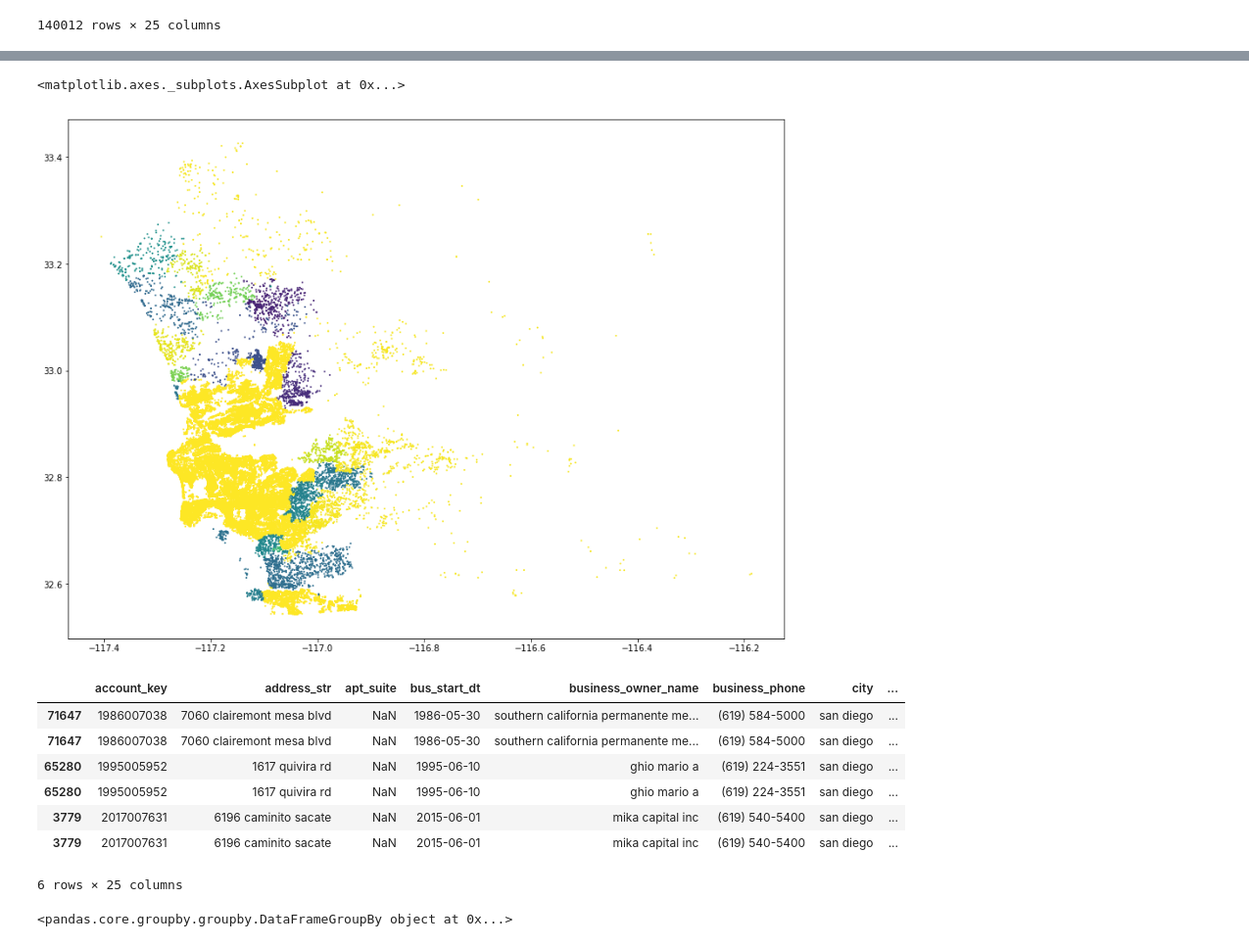
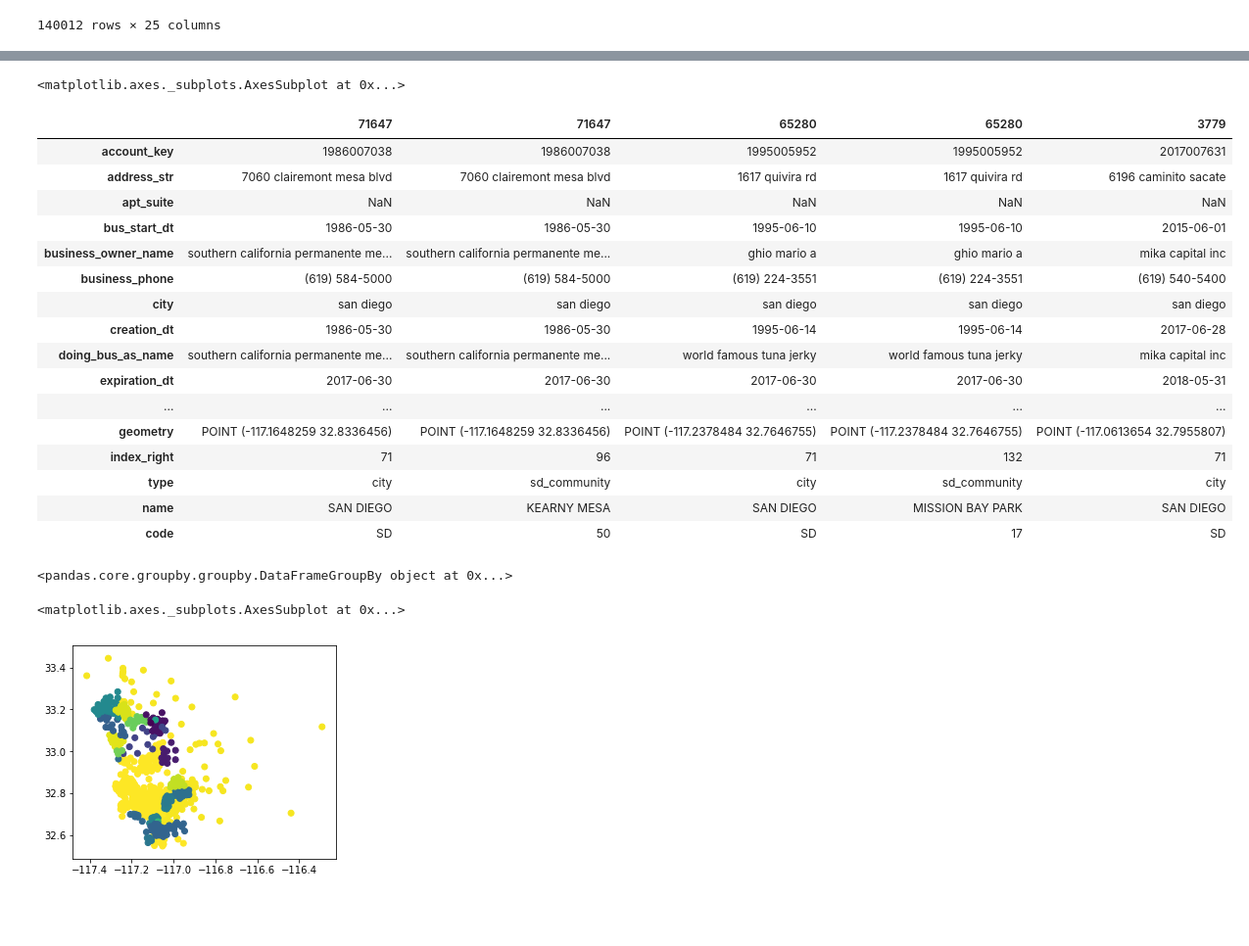
Before and after one commit to sandiegodata/notebooks, a Jupyter notebook: business/Business Merged to Communities.ipynb, the cells around one changed output, grey strips where cells are left out. Shown: that part at 98% size. Cells and saved outputs as stored; diff of their text form; code cells hidden in the pictures; blank space fills up the shorter version.

```diff
--- a/business/Business Merged to Communities.ipynb
+++ b/business/Business Merged to Communities.ipynb
@@ -63,12 +87,12 @@ bus_g = gpd.GeoDataFrame(businesses, geometry=
 # %%
 from geopandas import gpd
 
-# Quickly restrict dataset to only those in the county.
+# Quickly restrict dataset to only those in the county; there are a lot of points in NorCal and the US
 x_min, y_min, x_max, y_max = com.geometry.total_bounds
 _1 = bus_g[ (bus_g.lon <= x_max) &  (bus_g.lat <= y_max) & (bus_g.lon >= x_min) &  (bus_g.lat >= y_min)  ]
 
-pointInPoly = gpd.sjoin(_1, com, op='intersects') # Probably will be slow
-pointInPoly
+business_comm = gpd.sjoin(_1, com, op='intersects') # Probably will be slow
+business_comm
 # %% [output]
 |  | account_key | address_str | apt_suite | bus_start_dt | business_owner_name | business_phone | city | ... |
 | 0 | 2017014278 | 10640 scripps ranch blvd | 101 | 2017-08-23 | miriam chor freitas | (858) 217-5770 | san diego | ... |
@@ -97,22 +120,30 @@ pointInPoly[pointInPoly['type'] == 'sd_community'].plot(ax=ax, column='index_rig
 # %%
 f, ax = plt.subplots(1, figsize=(15, 12))
-pointInPoly[pointInPoly['type'] == 'city'].plot(ax=ax, column='index_right', cmap='viridis', markersize=1)
+business_comm[business_comm['type'] == 'city'].plot(ax=ax, column='index_right', cmap='viridis', markersize=1)
 # %% [output]
 <matplotlib.axes._subplots.AxesSubplot at 0x...>
-[figure, removed]
 # %%
 _1 = pointInPoly[pointInPoly.account_key.isin([1986007038, 2017007631, 1995005952]) ].sort_values('account_key')
 
-_1
+_1.head().T
 # %% [output]
-|  | account_key | address_str | apt_suite | bus_start_dt | business_owner_name | business_phone | city | ... |
-| 71647 | 1986007038 | 7060 clairemont mesa blvd | NaN | 1986-05-30 | southern california permanente me... | (619) 584-5000 | san diego | ... |
-| 71647 | 1986007038 | 7060 clairemont mesa blvd | NaN | 1986-05-30 | southern california permanente me... | (619) 584-5000 | san diego | ... |
-| 65280 | 1995005952 | 1617 quivira rd | NaN | 1995-06-10 | ghio mario a | (619) 224-3551 | san diego | ... |
-| 65280 | 1995005952 | 1617 quivira rd | NaN | 1995-06-10 | ghio mario a | (619) 224-3551 | san diego | ... |
-| 3779 | 2017007631 | 6196 caminito sacate | NaN | 2015-06-01 | mika capital inc | (619) 540-5400 | san diego | ... |
-| 3779 | 2017007631 | 6196 caminito sacate | NaN | 2015-06-01 | mika capital inc | (619) 540-5400 | san diego | ... |
+|  | 71647 | 71647 | 65280 | 65280 | 3779 |
+| account_key | 1986007038 | 1986007038 | 1995005952 | 1995005952 | 2017007631 |
+| address_str | 7060 clairemont mesa blvd | 7060 clairemont mesa blvd | 1617 quivira rd | 1617 quivira rd | 6196 caminito sacate |
+| apt_suite | NaN | NaN | NaN | NaN | NaN |
+| bus_start_dt | 1986-05-30 | 1986-05-30 | 1995-06-10 | 1995-06-10 | 2015-06-01 |
+| business_owner_name | southern california permanente me... | southern california permanente me... | ghio mario a | ghio mario a | mika capital inc |
+| business_phone | (619) 584-5000 | (619) 584-5000 | (619) 224-3551 | (619) 224-3551 | (619) 540-5400 |
+| city | san diego | san diego | san diego | san diego | san diego |
+| creation_dt | 1986-05-30 | 1986-05-30 | 1995-06-14 | 1995-06-14 | 2017-06-28 |
+| doing_bus_as_name | southern california permanente me... | southern california permanente me... | world famous tuna jerky | world famous tuna jerky | mika capital inc |
+| expiration_dt | 2017-06-30 | 2017-06-30 | 2017-06-30 | 2017-06-30 | 2018-05-31 |
+| ... | ... | ... | ... | ... | ... |
+| geometry | POINT (-117.1648259 32.8336456) | POINT (-117.1648259 32.8336456) | POINT (-117.2378484 32.7646755) | POINT (-117.2378484 32.7646755) | POINT (-117.0613654 32.7955807) |
+| index_right | 71 | 96 | 71 | 132 | 71 |
+| type | city | sd_community | city | sd_community | city |
+| name | SAN DIEGO | KEARNY MESA | SAN DIEGO | MISSION BAY PARK | SAN DIEGO |
+| code | SD | 50 | SD | 17 | SD |
-6 rows × 25 columns
 # %%
 pointInPoly.groupby('account_key')
 # %% [output]
@@ -119,0 +162,5 @@ pointInPoly.groupby('account_key')
+# %%
+tract_comm[tract_comm['type']=='city'].plot(column='index_right')
+# %% [output]
+<matplotlib.axes._subplots.AxesSubplot at 0x...>
+[figure, added]
```
Also changed, not shown: parts of 10 cells of this notebook, 2 other files.
